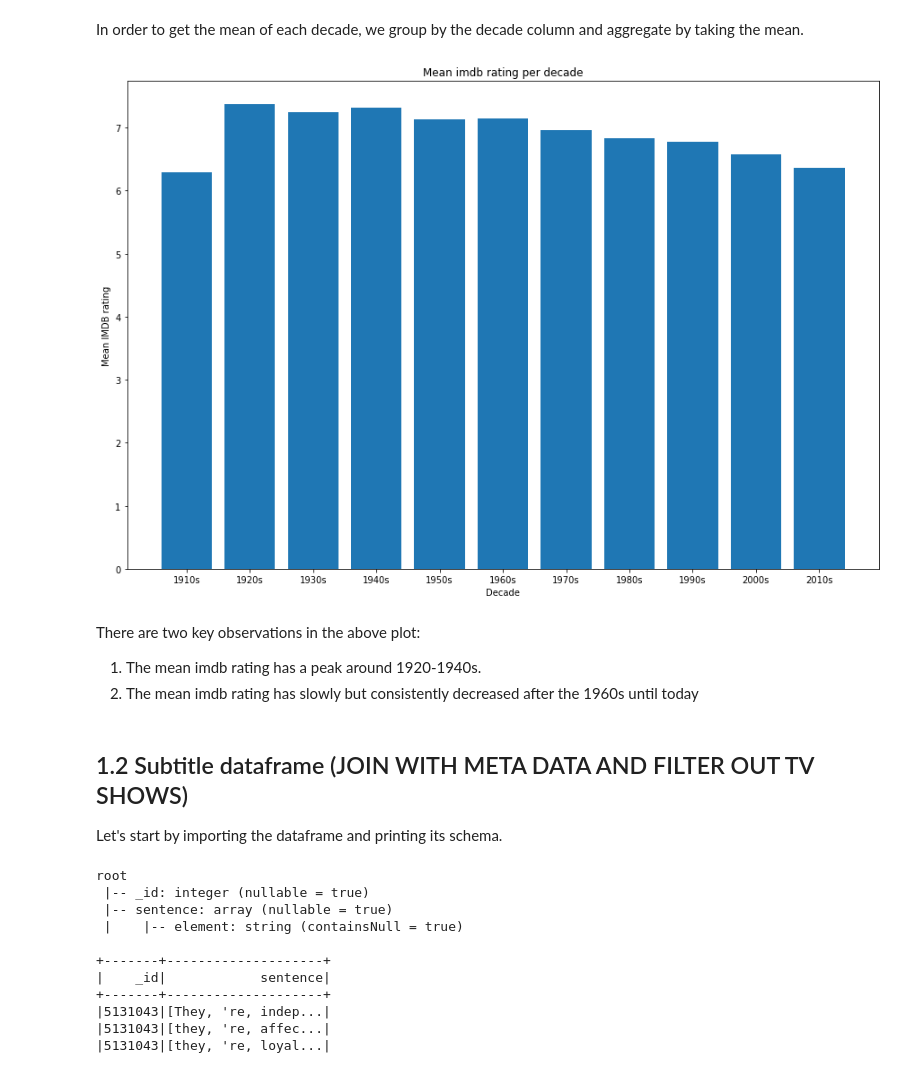
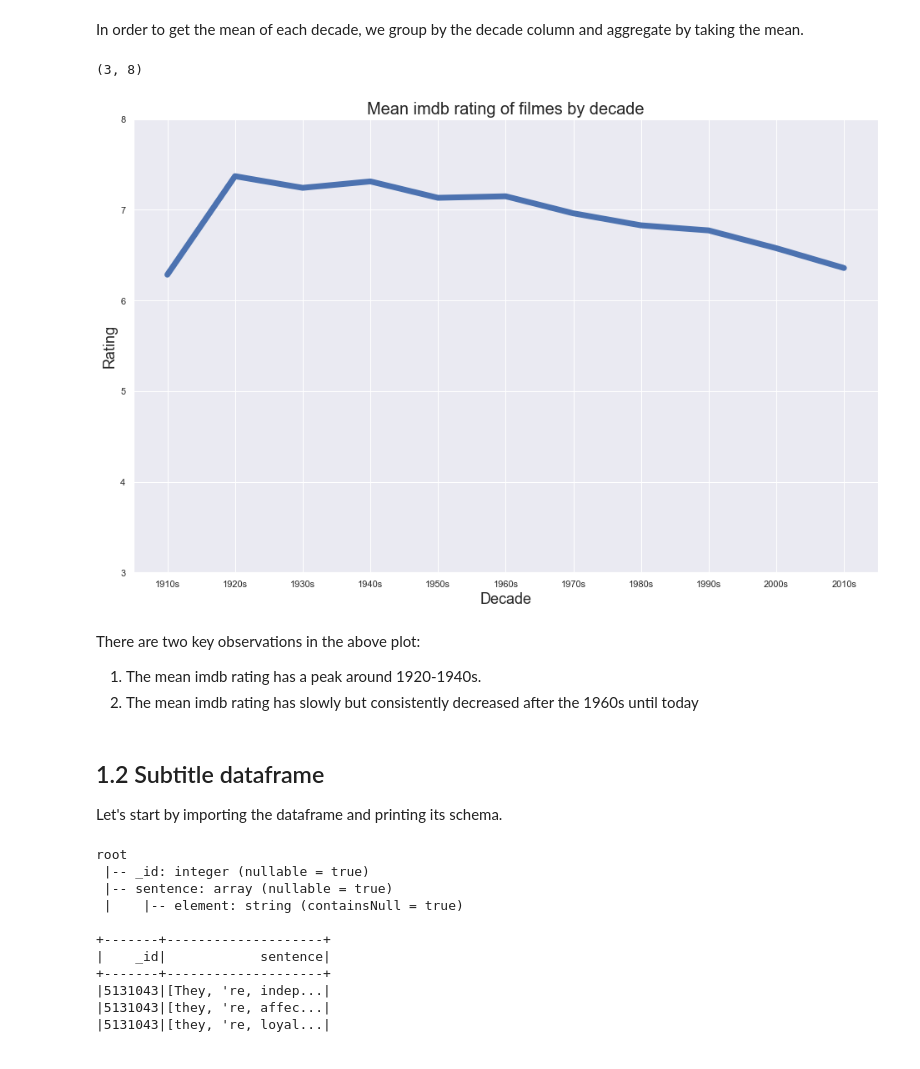
Before and after one commit to RobertInjac/ADA-Project-2018-OpenSubtitles, a Jupyter notebook: Project.ipynb, the cells around one changed output. Drawn from its saved outputs; the diff is of its cells as text; code cells hidden in the pictures.

```diff
--- a/Project.ipynb
+++ b/Project.ipynb
@@ -22,6 +22,10 @@ nltk.download('stopwords')
 sqlContext = SQLContext(sc)
 import sys
 sys.getdefaultencoding()
+import seaborn as sns; sns.set()
+sns.set(rc={'figure.figsize':(16,10)})
+sns.set_context({"font.size":15,"axes.titlesize":20,"axes.labelsize":18})
+sns.set_style("darkgrid")
 # %% [output]
 [nltk_data] Downloading package stopwords to
 [nltk_data]     /Users/jakobsvenningsson/nltk_data...
@@ -443,2 +401,14 @@ sdf['year'] = sdf['year'].astype('int')
+# %%
+@F.udf('string')
+def toDecade(year):
+    decade = year - (year % 10)
+    return str(decade) + "s"
+movies = movies.withColumn('decade', toDecade('year'))
+
+# get median number of sentences per decade
+percentile = F.expr('percentile_approx(sentences, 0.5)')
+sdf_ = movies.groupby('decade').agg(percentile.alias('n_sent_median'))
+# convert to Pandas for plotting
+sdf = sdf_.toPandas()
 # %% [markdown]
 We will now visualize the median number of sentences by decade. For each decade, we will take the average of medians for that decade. We will ignore year 2020 (for all decades to have exactly 10 years).
@@ -657,21 +628,28 @@ decade_imdb_mean = movies_with_ratings_pandas\
     .mean()['averageRating']
 decade_imdb_mean.index = decade_imdb_mean.index.astype(str) + "s"
 # %%
-plt.figure(figsize=(15,10))
-ax = plt.bar(decade_imdb_mean.index, decade_imdb_mean)
-plt.title('Mean imdb rating per decade')
-plt.xlabel('Decade')
-plt.ylabel('Mean IMDB rating')
-plt.show()
+data = pd.DataFrame({'Decade': decade_imdb_mean.index, 'Rating':decade_imdb_mean})
+ax = sns.lineplot(x='Decade',
+             y='Rating',
+             linewidth=7.0,
+             data=data).set_title('Mean imdb rating of filmes by decade')
+plt.ylim(3, 8)
+#plt.figure(figsize=(15,10))
+#ax = plt.bar(decade_imdb_mean.index, decade_imdb_mean)
+#plt.title('Mean imdb rating per decade')
+#plt.xlabel('Decade')
+#plt.ylabel('Mean IMDB rating')
+#plt.show()
 # %% [output]
+(3, 8)
-[figure, old version]
+[figure, new version]
 # %% [markdown]
 There are two key observations in the above plot:
 
 1. The mean imdb rating has a peak around 1920-1940s.
 2. The mean imdb rating has slowly but consistently decreased after the 1960s until today
 # %% [markdown]
-## 1.2 Subtitle dataframe (JOIN WITH META DATA AND FILTER OUT TV SHOWS)
+## 1.2 Subtitle dataframe
 Let's start by importing the dataframe and printing its schema.
 # %%
 subtitle_df = spark.read.parquet("./datasets/subtitles_final.parquet")
```
Also changed, not shown: parts of 59 cells of this notebook.
